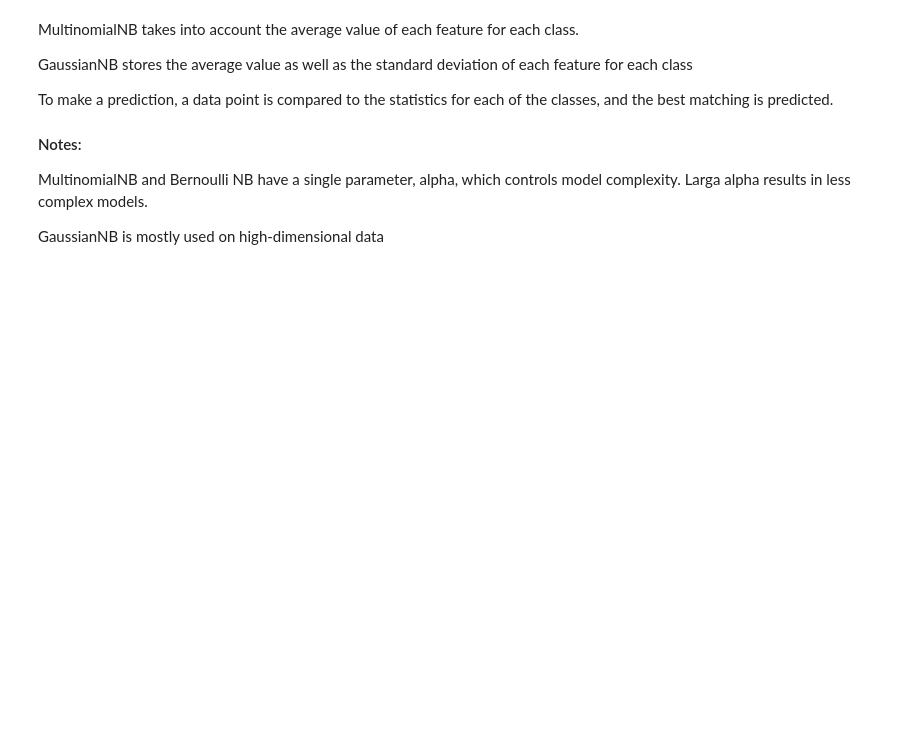
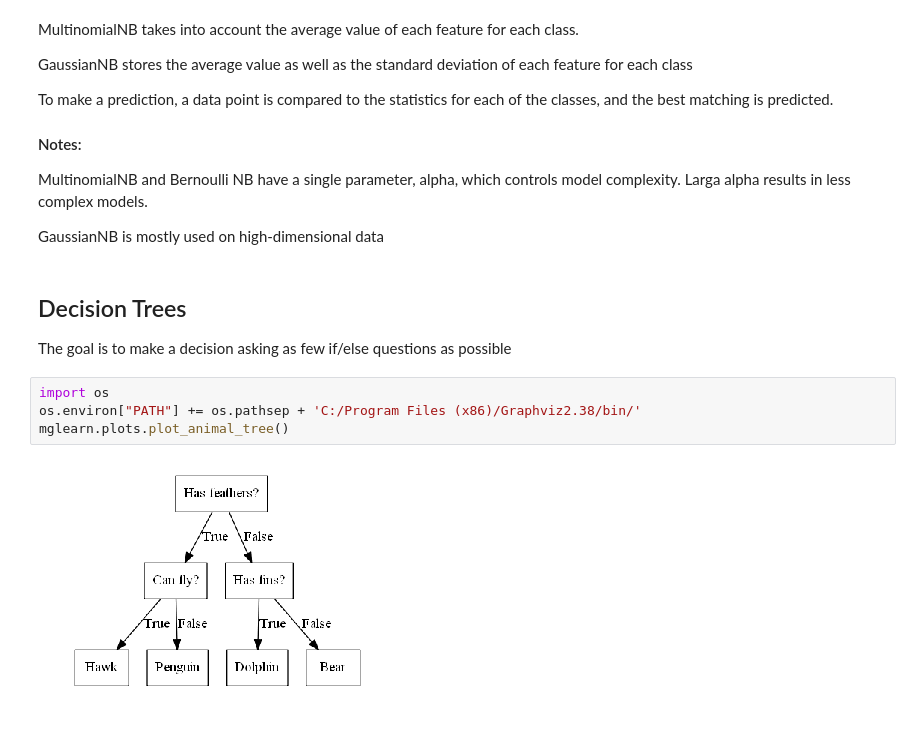
Before and after one commit to Patabu2/machine_learning_study, a Jupyter notebook: Chapter 2- Supervised learning.ipynb, the cells around one changed output. Cells and saved outputs as stored; diff of their text form; blank space fills up the shorter version.

Commit message:
Started decision trees

```diff
--- a/Chapter 2- Supervised learning.ipynb
+++ b/Chapter 2- Supervised learning.ipynb
@@ -722,3 +725,13 @@ To make a prediction, a data point is compared to the statistics for each of the
 MultinomialNB and Bernoulli NB have a single parameter, alpha, which controls model complexity. Larga alpha results in less complex models.
 
 GaussianNB is mostly used on high-dimensional data
+# %% [markdown]
+## Decision Trees
+
+The goal is to make a decision asking as few if/else questions as possible
+# %%
+import os
+os.environ["PATH"] += os.pathsep + 'C:/Program Files (x86)/Graphviz2.38/bin/'
+mglearn.plots.plot_animal_tree()
+# %% [output]
+[figure, added]
```
Also changed, not shown: parts of 11 cells of this notebook, 3 other files.
